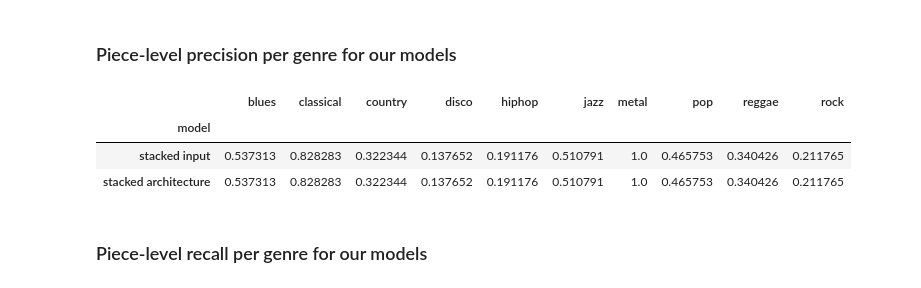
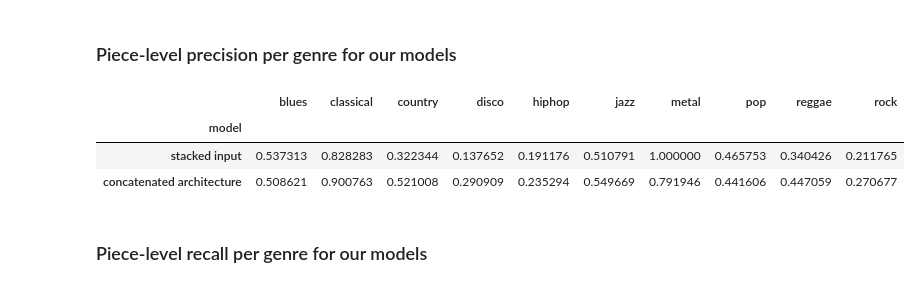
Before and after one commit to redouane-dziri/deep-music-classification, a Jupyter notebook: evaluation/evaluate_GLCM.ipynb, the cells around one changed output. Cells and saved outputs as stored; diff of their text form; code cells hidden in the pictures.

Commit message:
added concatenated results

```diff
--- a/evaluation/evaluate_GLCM.ipynb
+++ b/evaluation/evaluate_GLCM.ipynb
@@ -424,0 +427,14 @@ Saving to: /Users/arnaudstiegler/Desktop/deep-music-classification/evaluation/ev
+# %%
+model = 'concatenated_final'
+
+#Fetch the trained model
+model_path = git_root('models','saved_models',
+                                  'concatenated_final.h5')
+net = load_model(model_path, custom_objects={'AffineScalar':AffineScalar()})
+#For some reason, I need to cast my tensor to float32 for predict (and not for fit ?!)
+#dataset = tf.data.Dataset.from_tensors(tf.dtypes.cast(fetch_format_stacked(train=False), tf.float32))
+
+x0 = np.stack(to_numpy_arrays(fetch_data_local(map_type='mel_map', train=False, angle='0'))[0]).astype(float)
+x1 = np.stack(to_numpy_arrays(fetch_data_local(map_type='mel_map', train=False, angle='45'))[0]).astype(float)
+x2 = np.stack(to_numpy_arrays(fetch_data_local(map_type='mel_map', train=False, angle='90'))[0]).astype(float)
+x3 = np.stack(to_numpy_arrays(fetch_data_local(map_type='mel_map', train=False, angle='135'))[0]).astype(float)
@@ -424,0 +446,12 @@ Saving to: /Users/arnaudstiegler/Desktop/deep-music-classification/evaluation/ev
+# %%
+#Generate predictions
+y = net.predict([x0,x1,x2,x3])
+preds = pd.DataFrame(y)
+preds.columns = ["class{}".format(i) for i in range(10)]
+
+#Concatenate the prediction to our dataset
+df = fetch_data_local(map_type='mel_map', train=False, angle='0').loc[:,['filename','split_id','genre']].merge(preds,left_index=True, right_index=True)
+
+save_path=git_root("evaluation","evaluation_results","results_{}.csv".format(model))
+print("Saving to: {}".format(save_path))
+df.to_csv(save_path)
@@ -426,7 +462,7 @@ Saving to: /Users/arnaudstiegler/Desktop/deep-music-classification/evaluation/ev
 ## Piece-level accuracy
 # %%
 piece_new_models_acc={'stacked_final':{},
-               'stacked_architecture':{}}
+               'concatenated_final':{}}
 
 for model in piece_new_models_acc:
     filepath=git_root("evaluation","evaluation_results","results_{}.csv".format(model))
@@ -458,17 +494,17 @@ Name: accuracy, dtype: object
 # %%
 x = []
 for model in piece_new_models_acc:
     x.append(piece_new_models_acc[model]['class_precision'])
 
 piece_level_models = pd.DataFrame(x)
-piece_level_models['model'] = pd.Series(['stacked input', 'stacked architecture'])
+piece_level_models['model'] = pd.Series(['stacked input', 'concatenated architecture'])
 piece_level_models.set_index('model', inplace=True)
 piece_level_models
 # %% [output]
 |  | blues | classical | country | disco | hiphop | jazz | metal | pop | reggae | rock |
 | model |  |  |  |  |  |  |  |  |  |  |
-| stacked input | 0.537313 | 0.828283 | 0.322344 | 0.137652 | 0.191176 | 0.510791 | 1.0 | 0.465753 | 0.340426 | 0.211765 |
-| stacked architecture | 0.537313 | 0.828283 | 0.322344 | 0.137652 | 0.191176 | 0.510791 | 1.0 | 0.465753 | 0.340426 | 0.211765 |
+| stacked input | 0.537313 | 0.828283 | 0.322344 | 0.137652 | 0.191176 | 0.510791 | 1.000000 | 0.465753 | 0.340426 | 0.211765 |
+| concatenated architecture | 0.508621 | 0.900763 | 0.521008 | 0.290909 | 0.235294 | 0.549669 | 0.791946 | 0.441606 | 0.447059 | 0.270677 |
 # %% [markdown]
 ### Piece-level recall per genre for our models
 # %%
```
Also changed, not shown: parts of 9 cells of this notebook, 8 other files.
